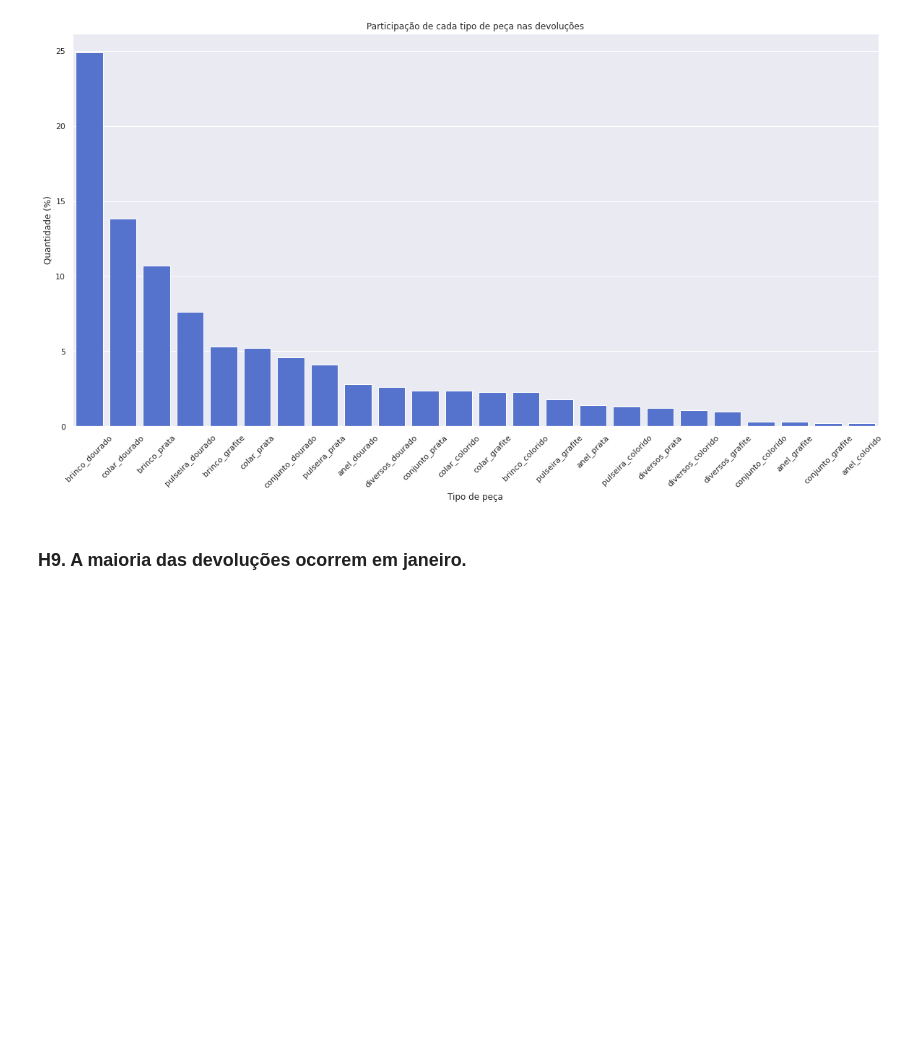
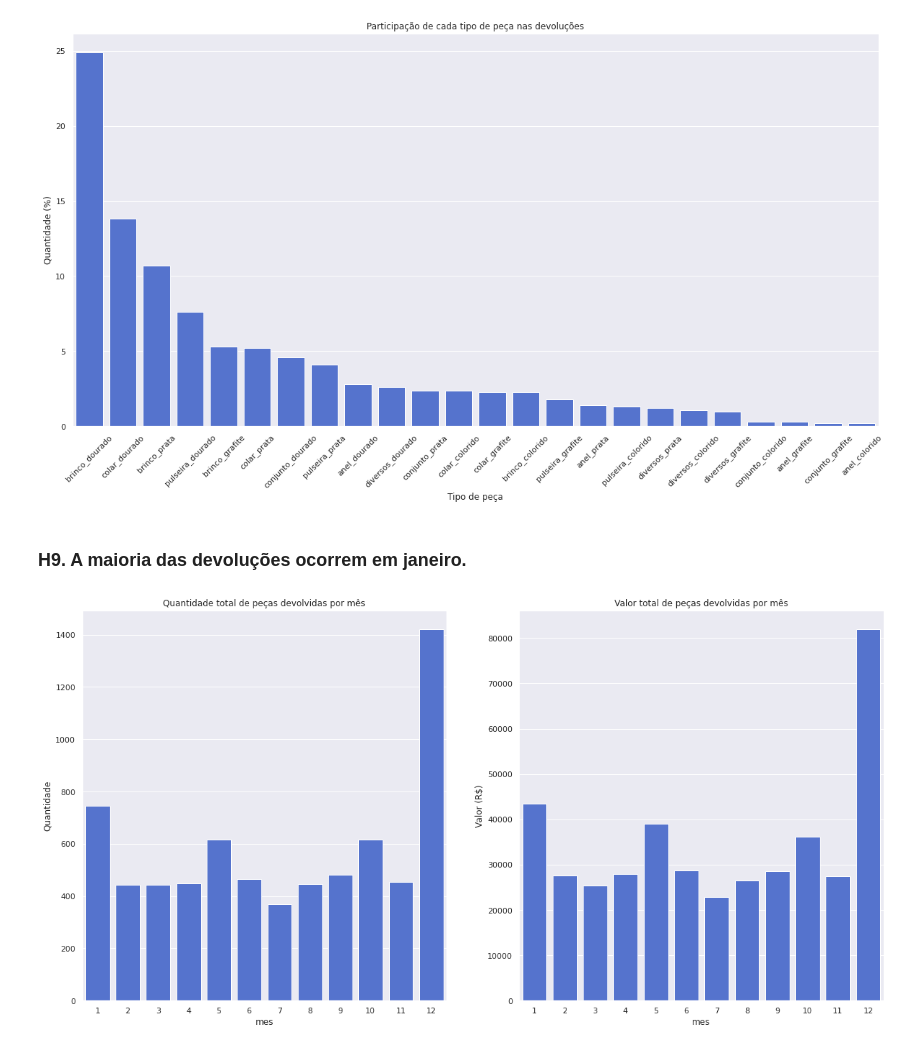
Before and after one commit to henriquelucasdf/EDA_morana, a Jupyter notebook: eda_morana.ipynb, the cells around one changed output. Cells and saved outputs as stored; diff of their text form; code cells hidden in the pictures; blank space fills up the shorter version.

Commit message:
Notebook finalizado

```diff
--- a/eda_morana.ipynb
+++ b/eda_morana.ipynb
@@ -530,0 +528,18 @@ plt.xticks(rotation=45);
+# %%
+#@title **Falsa.** A maior quantidade de devolução ocorre em Dezembro.
+aux9 = df3[df3['tipo']=="DEVOLUÇÃO"]
+aux9 = aux9[['mes', 'qtde','valor_final']].groupby('mes').sum().reset_index()
+aux9['qtde'] = aux9['qtde']*-1
+aux9['valor_final'] = aux9['valor_final']*-1
+
+plt.subplot(1,2,1)
+sns.barplot(x='mes', y= 'qtde', data=aux9, color='royalblue')
+plt.title("Quantidade total de peças devolvidas por mês")
+plt.ylabel("Quantidade")
+
+plt.subplot(1,2,2)
+sns.barplot(x='mes', y= 'valor_final', data=aux9, color='royalblue')
+plt.title("Valor total de peças devolvidas por mês")
+plt.ylabel("Valor (R$)");
+# %% [output]
+[figure, added]
```
Also changed, not shown: parts of 30 cells of this notebook.
